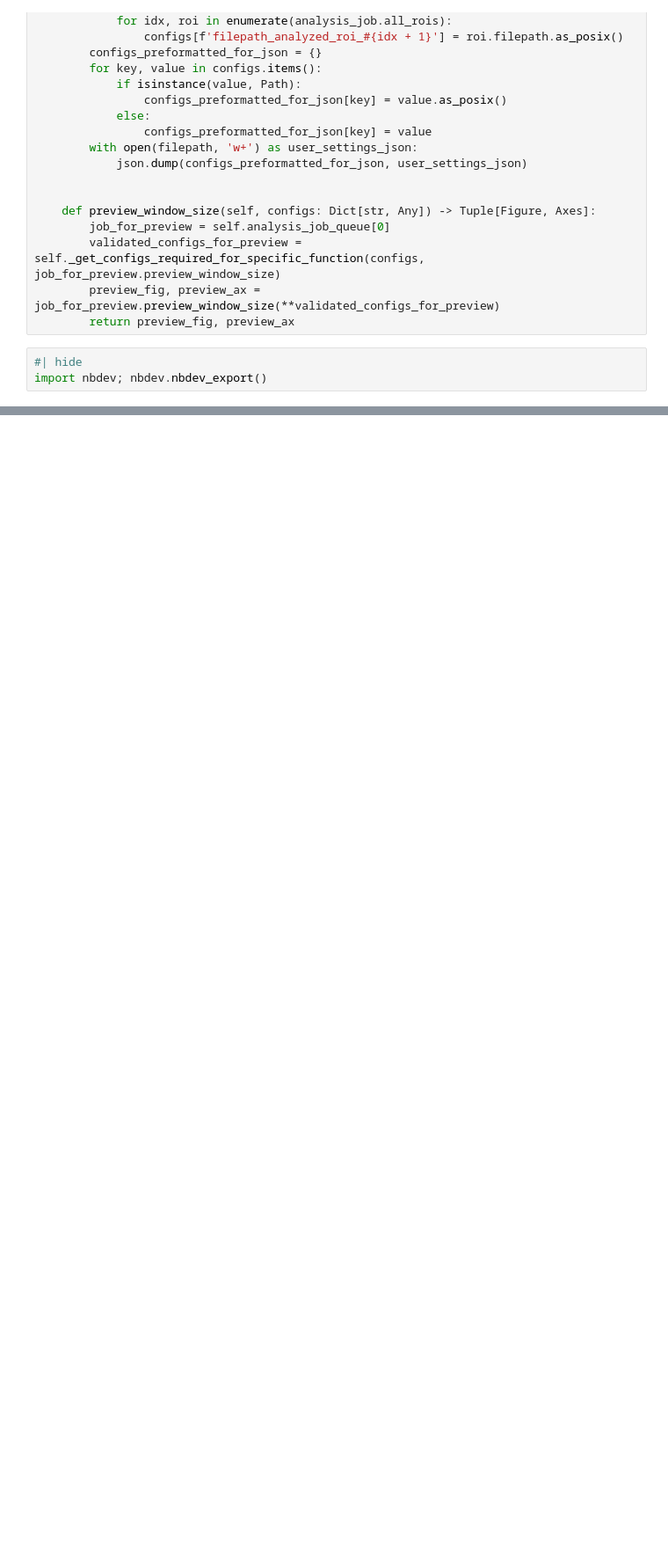
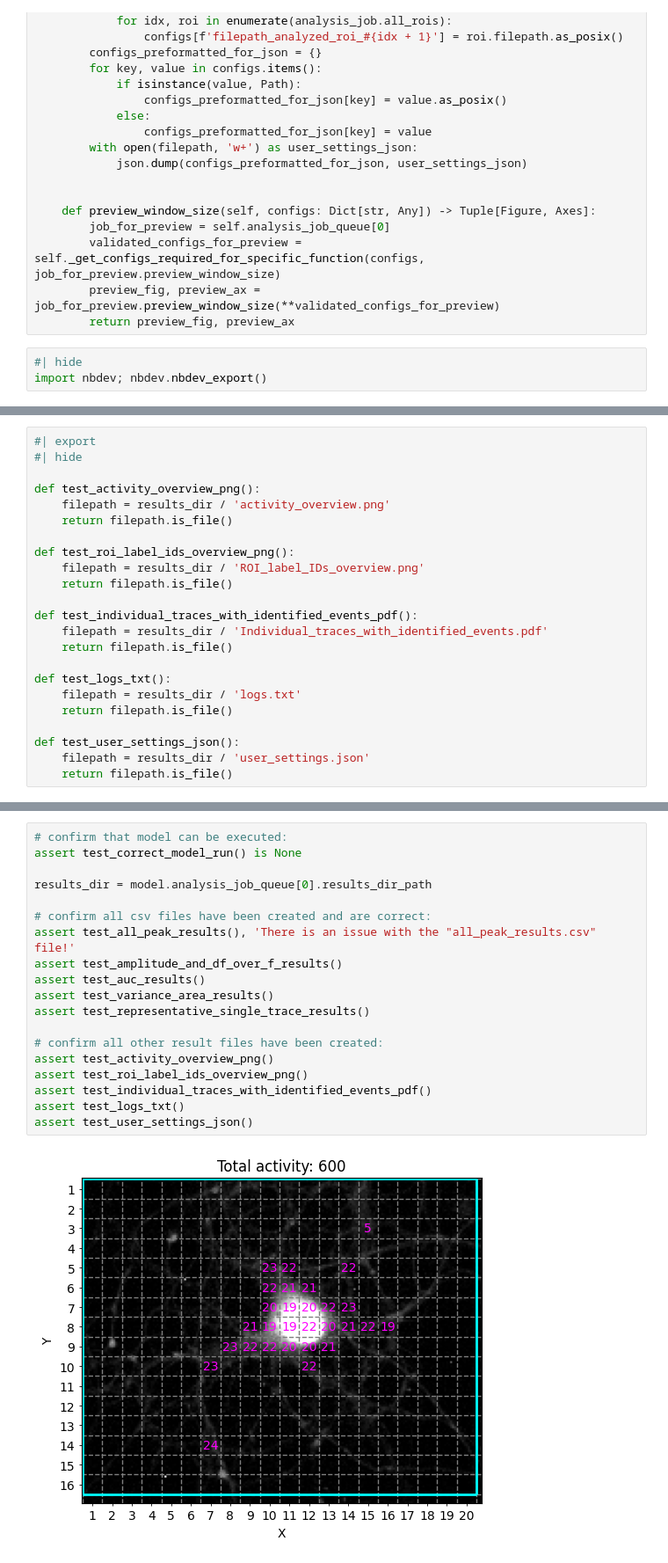
Before and after one commit to Indoc-Research/NeuralActivityCubic, a Jupyter notebook: nbs/02_model.ipynb, the cells around one changed output, grey strips where cells are left out. Shown at 88% size. Drawn from its saved outputs; the diff is of its cells as text; blank space fills up the shorter version.

Commit message:
Added test to ensure correctness of the computations (#13)
---------

Co-authored-by: DennisDoll <64020372+DennisDoll@users.noreply.github.com>

```diff
--- a/nbs/02_model.ipynb
+++ b/nbs/02_model.ipynb
@@ -305,0 +337,23 @@ assert test_correct_model_behavior() is None
+# %%
+#| export
+#| hide
+
+def test_activity_overview_png():
+    filepath = results_dir / 'activity_overview.png'
+    return filepath.is_file()
+
+def test_roi_label_ids_overview_png():
+    filepath = results_dir / 'ROI_label_IDs_overview.png'
+    return filepath.is_file()
+
+def test_individual_traces_with_identified_events_pdf():
+    filepath = results_dir / 'Individual_traces_with_identified_events.pdf'
+    return filepath.is_file()
+
+def test_logs_txt():
+    filepath = results_dir / 'logs.txt'
+    return filepath.is_file()
+
+def test_user_settings_json():
+    filepath = results_dir / 'user_settings.json'
+    return filepath.is_file()
@@ -305,0 +368,21 @@ assert test_correct_model_behavior() is None
+# %%
+# confirm that model can be executed:
+assert test_correct_model_run() is None
+
+results_dir = model.analysis_job_queue[0].results_dir_path
+
+# confirm all csv files have been created and are correct:
+assert test_all_peak_results(), 'There is an issue with the "all_peak_results.csv" file!'
+assert test_amplitude_and_df_over_f_results()
+assert test_auc_results()
+assert test_variance_area_results()
+assert test_representative_single_trace_results()
+
+# confirm all other result files have been created:
+assert test_activity_overview_png()
+assert test_roi_label_ids_overview_png()
+assert test_individual_traces_with_identified_events_pdf()
+assert test_logs_txt()
+assert test_user_settings_json()
+# %% [output]
+[figure, added]
```
Also changed, not shown: parts of 8 cells of this notebook, 40 other files.
